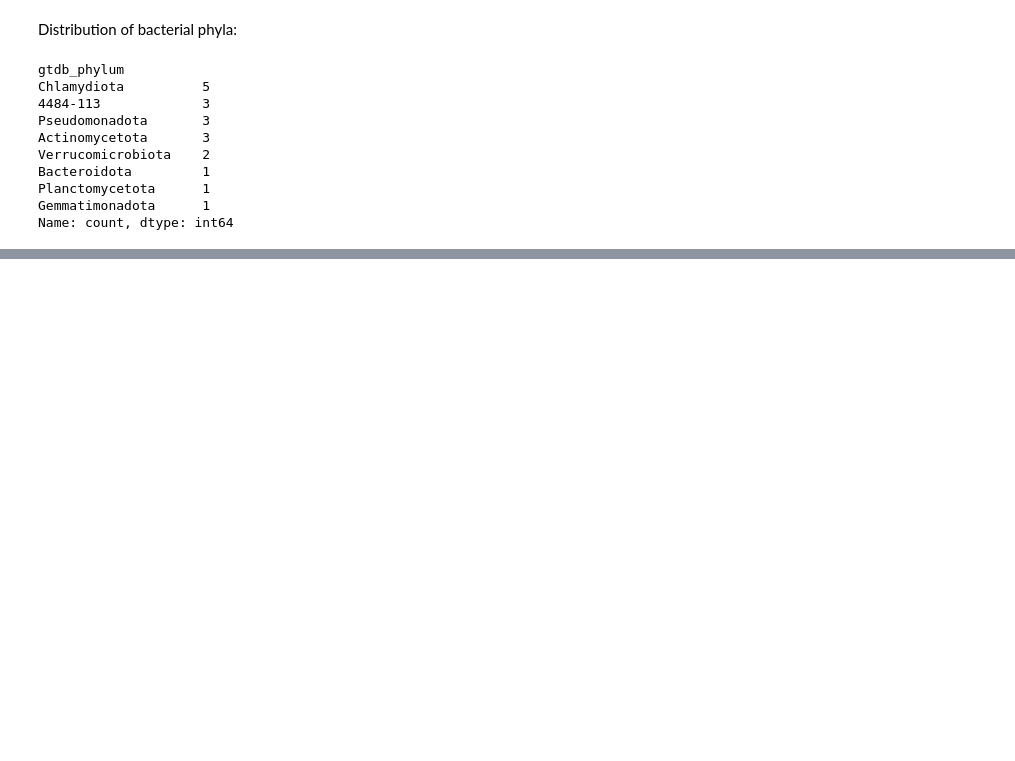
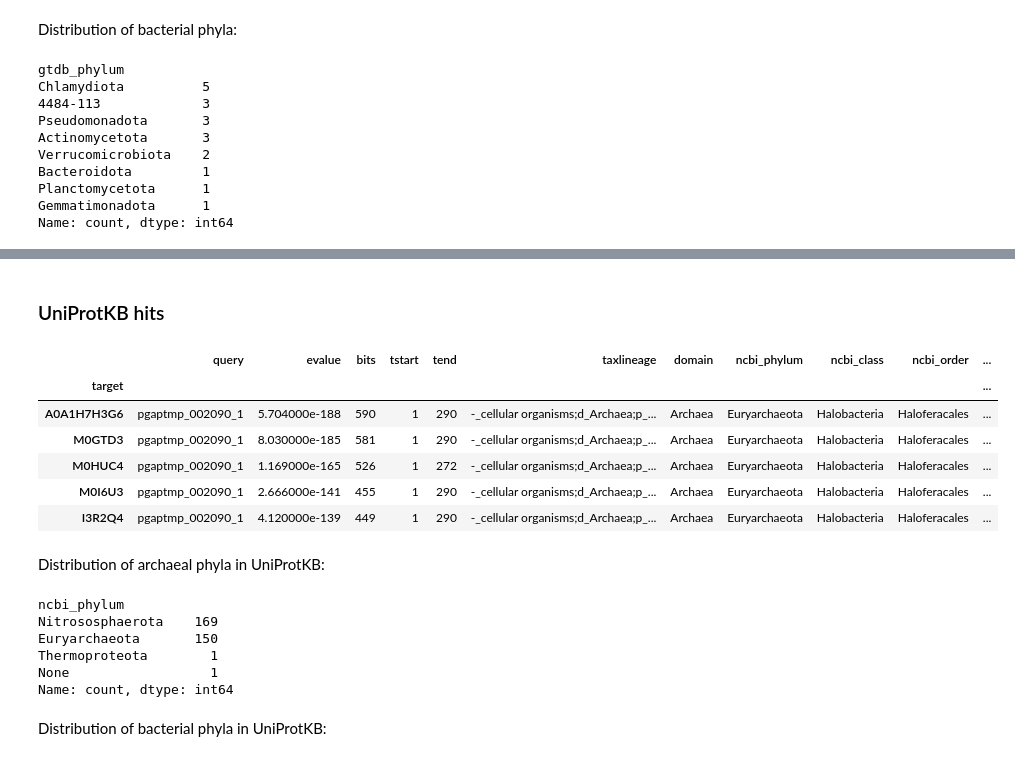
Before and after one commit to Chahrazadt87/AvB, a Jupyter notebook: notebook/homology_search.ipynb, the cells around one changed output, grey strips where cells are left out. Cells and saved outputs as stored; diff of their text form; code cells hidden in the pictures; blank space fills up the shorter version.

```diff
--- a/notebook/homology_search.ipynb
+++ b/notebook/homology_search.ipynb
@@ -115,0 +180,41 @@ Name: count, dtype: int64
+# %% [markdown]
+### UniProtKB hits
+# %%
+uniprot_hits = pd.read_csv(data_folder / 'hydrolase_search' / 'uniprot.tsv', sep='\t')
+
+def parse_uniprot_taxonomy(taxon, tax_level):
+    for t in taxon.split(';'):
+        if t.startswith(f'{tax_level}_'):
+            return t.replace(f'{tax_level}_', '')
+    return None
+
+uniprot_hits['domain'] = uniprot_hits['taxlineage'].apply(lambda t: parse_uniprot_taxonomy(t, 'd'))
+uniprot_hits['ncbi_phylum'] = uniprot_hits['taxlineage'].apply(lambda t: parse_uniprot_taxonomy(t, 'p'))
+uniprot_hits['ncbi_class'] = uniprot_hits['taxlineage'].apply(lambda t: parse_uniprot_taxonomy(t, 'c'))
+uniprot_hits['ncbi_order'] = uniprot_hits['taxlineage'].apply(lambda t: parse_uniprot_taxonomy(t, 'o'))
+uniprot_hits['ncbi_family'] = uniprot_hits['taxlineage'].apply(lambda t: parse_uniprot_taxonomy(t, 'f'))
+uniprot_hits['ncbi_genus'] = uniprot_hits['taxlineage'].apply(lambda t: parse_uniprot_taxonomy(t, 'g'))
+uniprot_hits['ncbi_species'] = uniprot_hits['taxlineage'].apply(lambda t: parse_uniprot_taxonomy(t, 's'))
+uniprot_hits = uniprot_hits[uniprot_hits['domain'].notnull()].set_index('target', drop=True)
+uniprot_hits.head()
+# %% [output]
+|  | query | evalue | bits | tstart | tend | taxlineage | domain | ncbi_phylum | ncbi_class | ncbi_order | ... |
+| target |  |  |  |  |  |  |  |  |  |  | ... |
+| A0A1H7H3G6 | pgaptmp_002090_1 | 5.704000e-188 | 590 | 1 | 290 | -_cellular organisms;d_Archaea;p_... | Archaea | Euryarchaeota | Halobacteria | Haloferacales | ... |
+| M0GTD3 | pgaptmp_002090_1 | 8.030000e-185 | 581 | 1 | 290 | -_cellular organisms;d_Archaea;p_... | Archaea | Euryarchaeota | Halobacteria | Haloferacales | ... |
+| M0HUC4 | pgaptmp_002090_1 | 1.169000e-165 | 526 | 1 | 272 | -_cellular organisms;d_Archaea;p_... | Archaea | Euryarchaeota | Halobacteria | Haloferacales | ... |
+| M0I6U3 | pgaptmp_002090_1 | 2.666000e-141 | 455 | 1 | 290 | -_cellular organisms;d_Archaea;p_... | Archaea | Euryarchaeota | Halobacteria | Haloferacales | ... |
+| I3R2Q4 | pgaptmp_002090_1 | 4.120000e-139 | 449 | 1 | 290 | -_cellular organisms;d_Archaea;p_... | Archaea | Euryarchaeota | Halobacteria | Haloferacales | ... |
+# %% [markdown]
+Distribution of archaeal phyla in UniProtKB:
+# %%
+uniprot_hits[uniprot_hits['domain'] == 'Archaea']['ncbi_phylum'].value_counts(dropna=False)
+# %% [output]
+ncbi_phylum
+Nitrososphaerota    169
+Euryarchaeota       150
+Thermoproteota        1
+None                  1
+Name: count, dtype: int64
+# %% [markdown]
+Distribution of bacterial phyla in UniProtKB:
```
Also changed, not shown: parts of 16 cells of this notebook, 3 other files.
